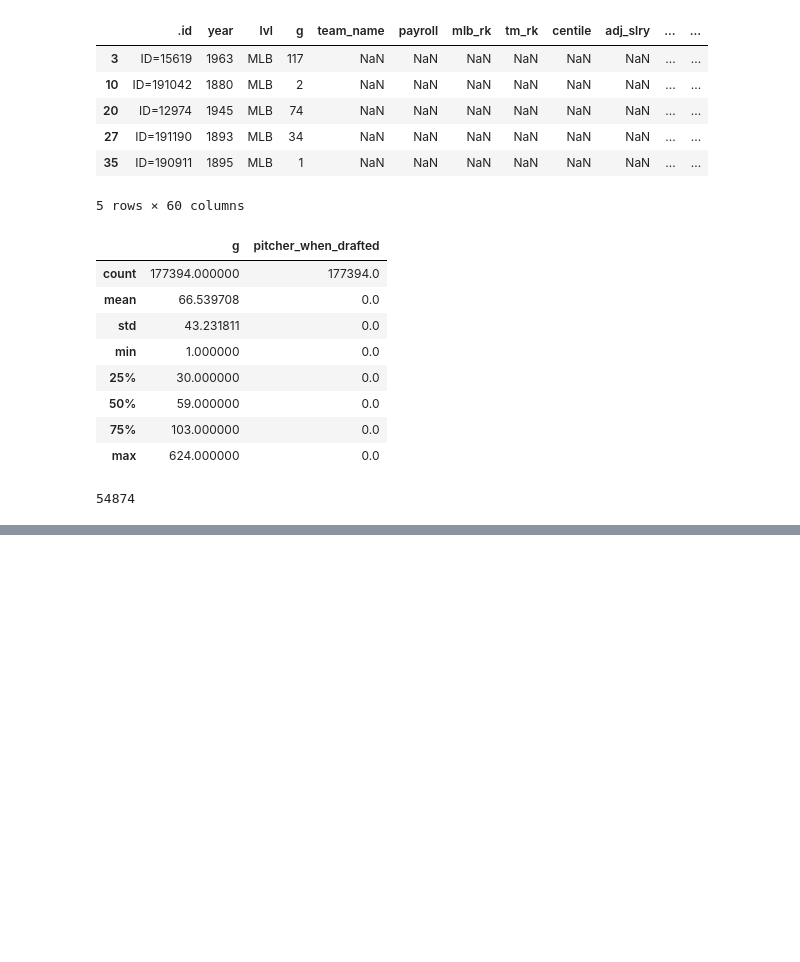
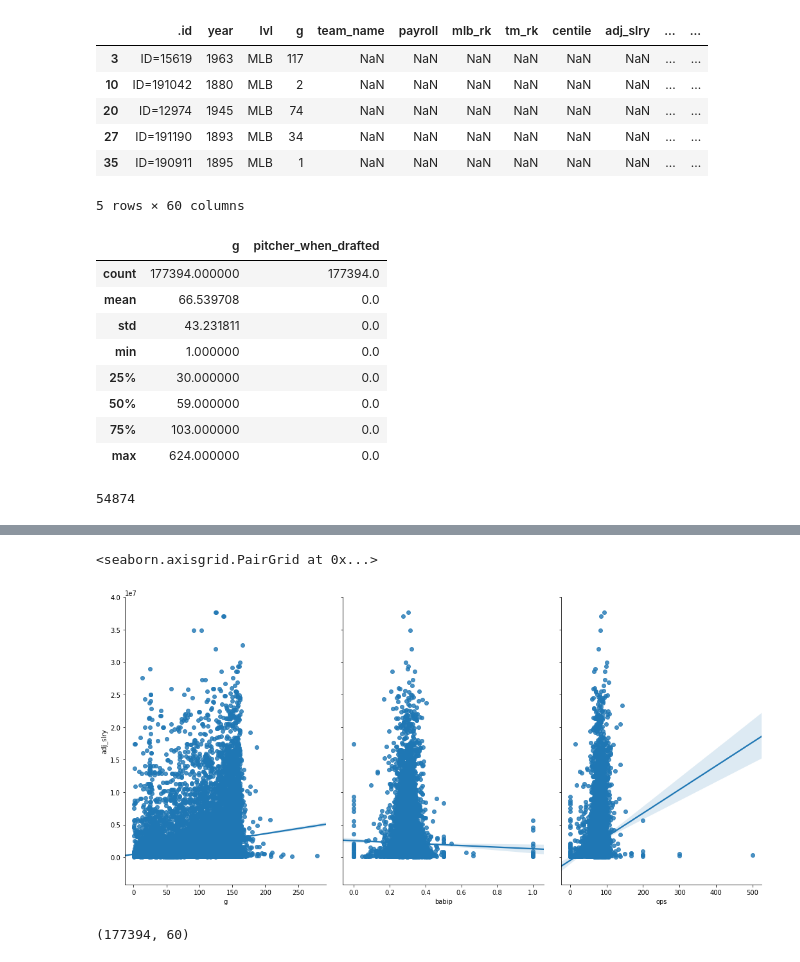
Before and after one commit to sumairshah/Pando-Baseball, a Jupyter notebook: PandoBaseball.ipynb, the cells around one changed output, grey strips where cells are left out. Drawn from its saved outputs; the diff is of its cells as text; code cells hidden in the pictures; blank space fills up the shorter version.

Commit message:
sns plots

```diff
--- a/PandoBaseball.ipynb
+++ b/PandoBaseball.ipynb
@@ -581,0 +456,2 @@ hittersonly[hittersonly[]
+# %%
+hittersonly.loc['adj_slry'] = hittersonly.adj_slry.fillna(0)
@@ -581,0 +460,9 @@ hittersonly[hittersonly[]
+# %%
+sns.pairplot(hittersonly,x_vars=['g','babip','ops'],y_vars='adj_slry',size=7,aspect=0.7,kind='reg')
+# %% [output]
+<seaborn.axisgrid.PairGrid at 0x...>
+[figure, added]
+# %%
+hittersonly.shape
+# %% [output]
+(177394, 60)
```
Also changed, not shown: parts of 27 cells of this notebook.
